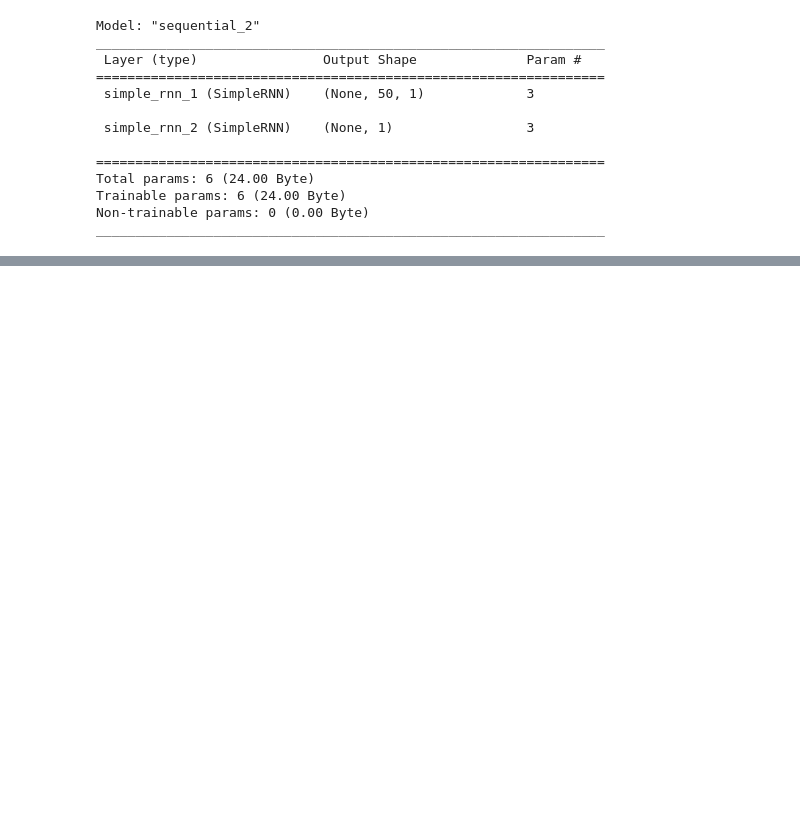
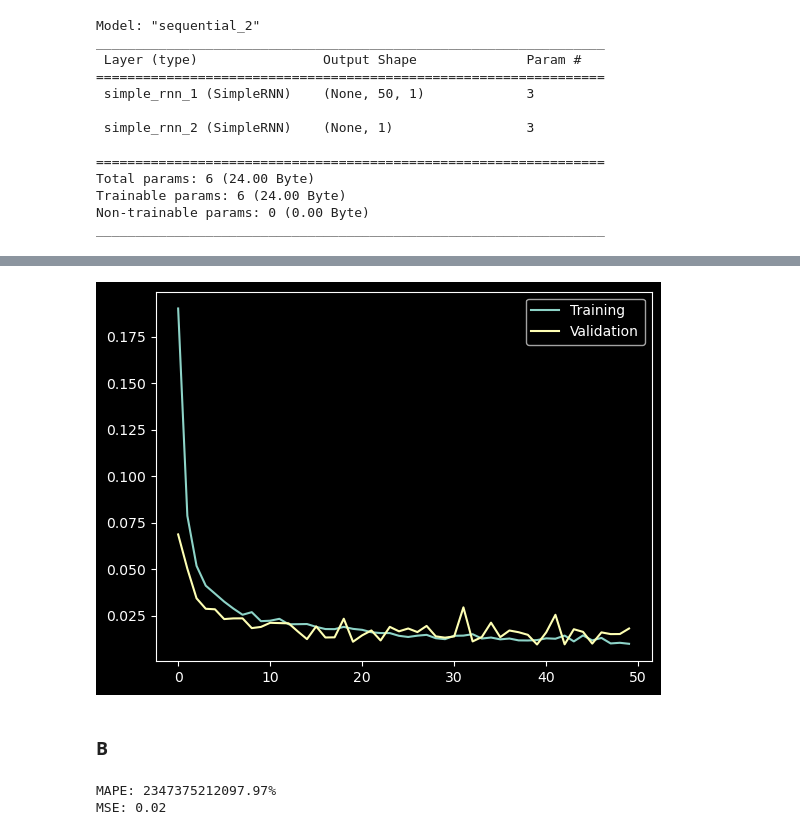
Before and after one commit to dhzdhd/DSE, a Jupyter notebook: Year 3/Semester 5/DL lab/Week 5/W5.ipynb, the cells around one changed output, grey strips where cells are left out. Saved outputs shown, nothing was run; the diff lists cells and outputs as text; code cells hidden in the pictures; blank space fills up the shorter version.

```diff
--- a/Year 3/Semester 5/DL lab/Week 5/W5.ipynb
+++ b/Year 3/Semester 5/DL lab/Week 5/W5.ipynb
@@ -266,0 +399,15 @@ rnn3_hist = rnn3_model.fit(X_train, y_train, epochs=20, validation_data=(X_val,
+# %%
+X_train, X_test, y_train, y_test = train_test_split(sequences, target, test_size=0.2, random_state=42)
+# %%
+model = Sequential([
+    SimpleRNN(units=64, activation='relu', return_sequences=True, input_shape=(window_size, len(features))),
+    Dropout(0.2),
+    SimpleRNN(units=64, activation='relu', return_sequences=True),
+    Dropout(0.2),
+    SimpleRNN(units=64, activation='relu', return_sequences=True),
+    Dropout(0.2),
+    SimpleRNN(units=64, activation='relu'),
+    Dropout(0.2),
+    Dense(units=len(features))
+])
+model.summary()
@@ -266,0 +432,4 @@ rnn3_hist = rnn3_model.fit(X_train, y_train, epochs=20, validation_data=(X_val,
+# %%
+model.compile(optimizer='adam', loss='mean_squared_error')
+# %%
+hist = model.fit(X_train, y_train, epochs=50, batch_size=32,validation_split=0.1)
@@ -266,0 +454,10 @@ rnn3_hist = rnn3_model.fit(X_train, y_train, epochs=20, validation_data=(X_val,
+# %%
+training = hist.history['loss']
+validation = hist.history['val_loss']
+
+plt.plot(training, label='Training')
+plt.plot(validation, label='Validation')
+plt.legend()
+plt.show()
+# %% [output]
+[figure, added]
@@ -266,0 +467,11 @@ rnn3_hist = rnn3_model.fit(X_train, y_train, epochs=20, validation_data=(X_val,
+# %% [markdown]
+### B
+# %%
+mape = mean_absolute_percentage_error(y_test, predicted_prices)
+print(f"MAPE: {mape:.2f}%")
+
+mse = mean_squared_error(y_test, predicted_prices)
+print(f"MSE: {mse:.2f}")
+# %% [output]
+MAPE: 2347375212097.97%
+MSE: 0.02
```
Also changed, not shown: parts of 29 cells of this notebook, 1 other file.
